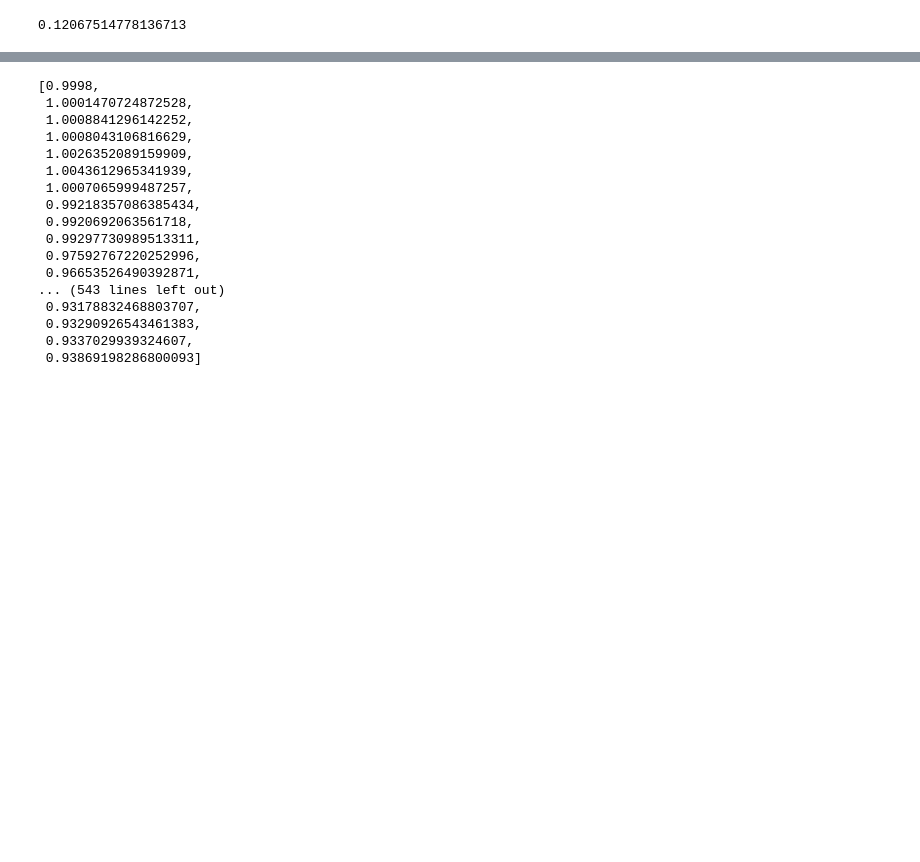
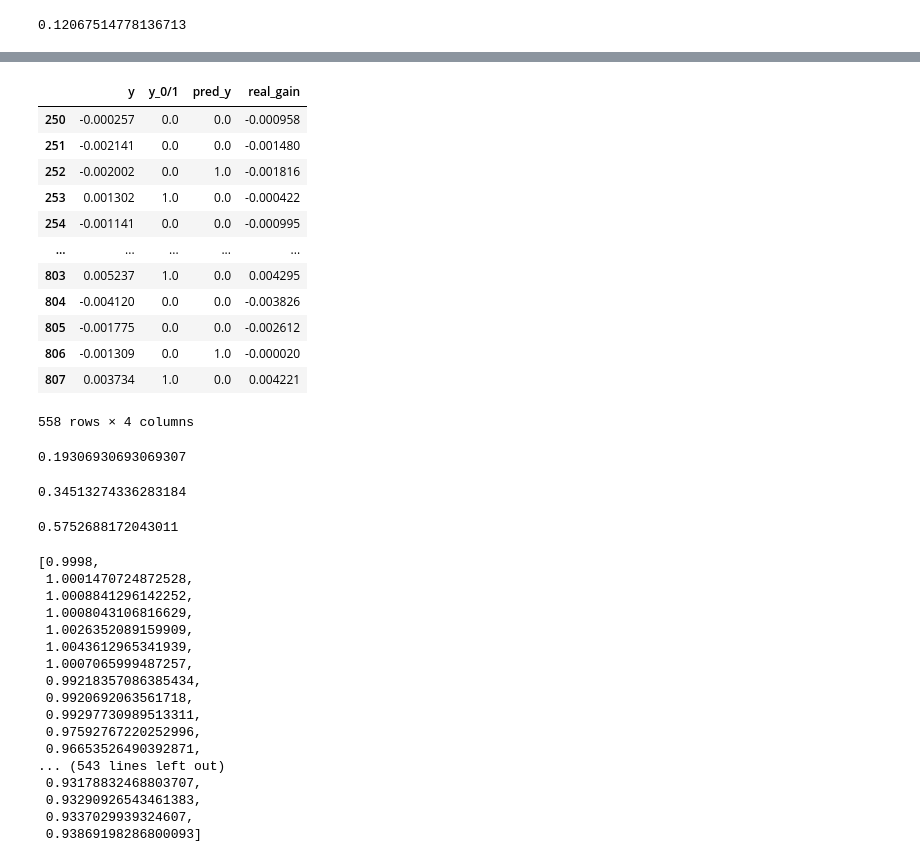
Before and after one commit to GiovanniMisseri/NonNegativeLASSO-PortfolioReplication, a Jupyter notebook: Script/Project_python.ipynb, the cells around one changed output, grey strips where cells are left out. Drawn from its saved outputs; the diff is of its cells as text; code cells hidden in the pictures; blank space fills up the shorter version.

```diff
--- a/Script/Project_python.ipynb
+++ b/Script/Project_python.ipynb
@@ -517,3 +510,20 @@ portfolio_values
  0.8464248302070364,
  0.84640771848459584,
  0.84640771848459584]
+# %%
+pd.options.display.max_rows=10
+display(portfolio)
+# %% [output]
+|  | y | y_0/1 | pred_y | real_gain |
+| 250 | -0.000257 | 0.0 | 0.0 | -0.000958 |
+| 251 | -0.002141 | 0.0 | 0.0 | -0.001480 |
+| 252 | -0.002002 | 0.0 | 1.0 | -0.001816 |
+| 253 | 0.001302 | 1.0 | 0.0 | -0.000422 |
+| 254 | -0.001141 | 0.0 | 0.0 | -0.000995 |
+| ... | ... | ... | ... | ... |
+| 803 | 0.005237 | 1.0 | 0.0 | 0.004295 |
+| 804 | -0.004120 | 0.0 | 0.0 | -0.003826 |
+| 805 | -0.001775 | 0.0 | 0.0 | -0.002612 |
+| 806 | -0.001309 | 0.0 | 1.0 | -0.000020 |
+| 807 | 0.003734 | 1.0 | 0.0 | 0.004221 |
+558 rows × 4 columns
@@ -520,3 +548,18 @@ portfolio_values
+# %%
+recall=true_pos/(true_pos+false_neg)
+recall
+# %% [output]
+0.19306930693069307
+# %%
+precision=true_pos/(true_pos+false_pos)
+precision
+# %% [output]
+0.34513274336283184
+# %%
+accuracy=(true_pos+true_neg)/(true_pos+true_neg+false_pos+false_neg)
+accuracy
+# %% [output]
+0.5752688172043011
 # %%
 portfolio_val=[1*(1-delta)]
 for i in range(len(y)-250):
```
Also changed, not shown: parts of 27 cells of this notebook, 8 other files.
